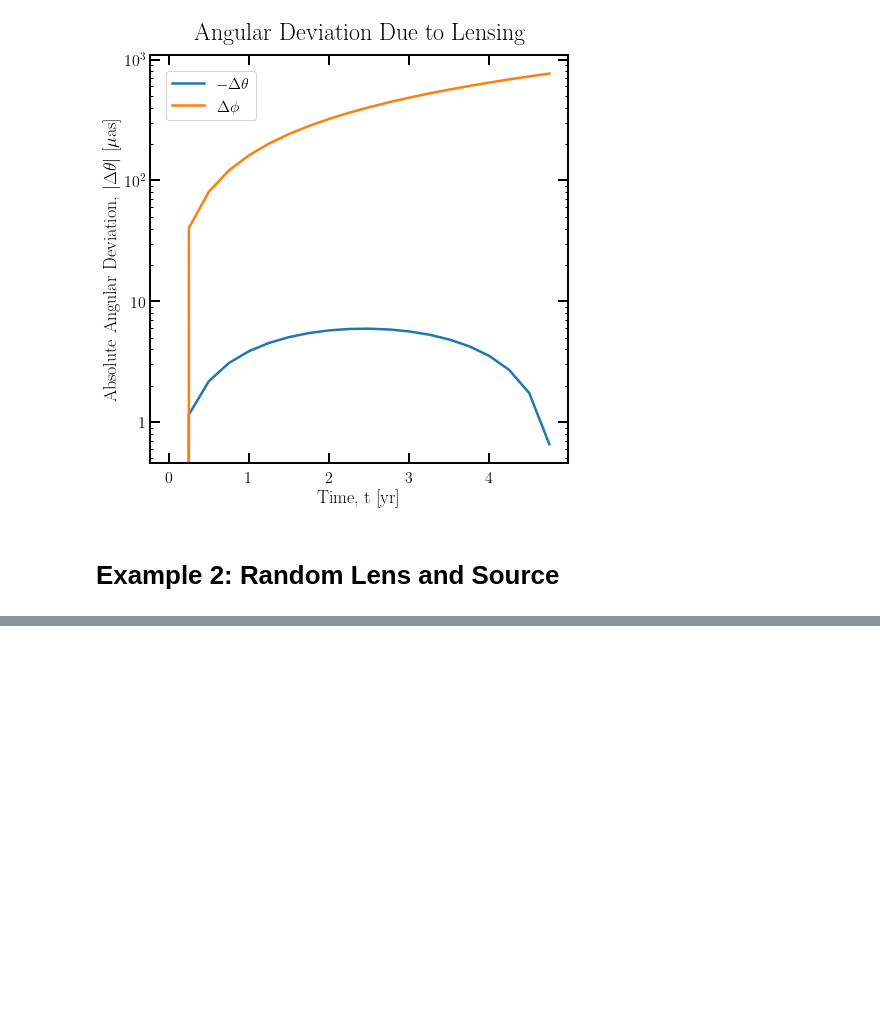
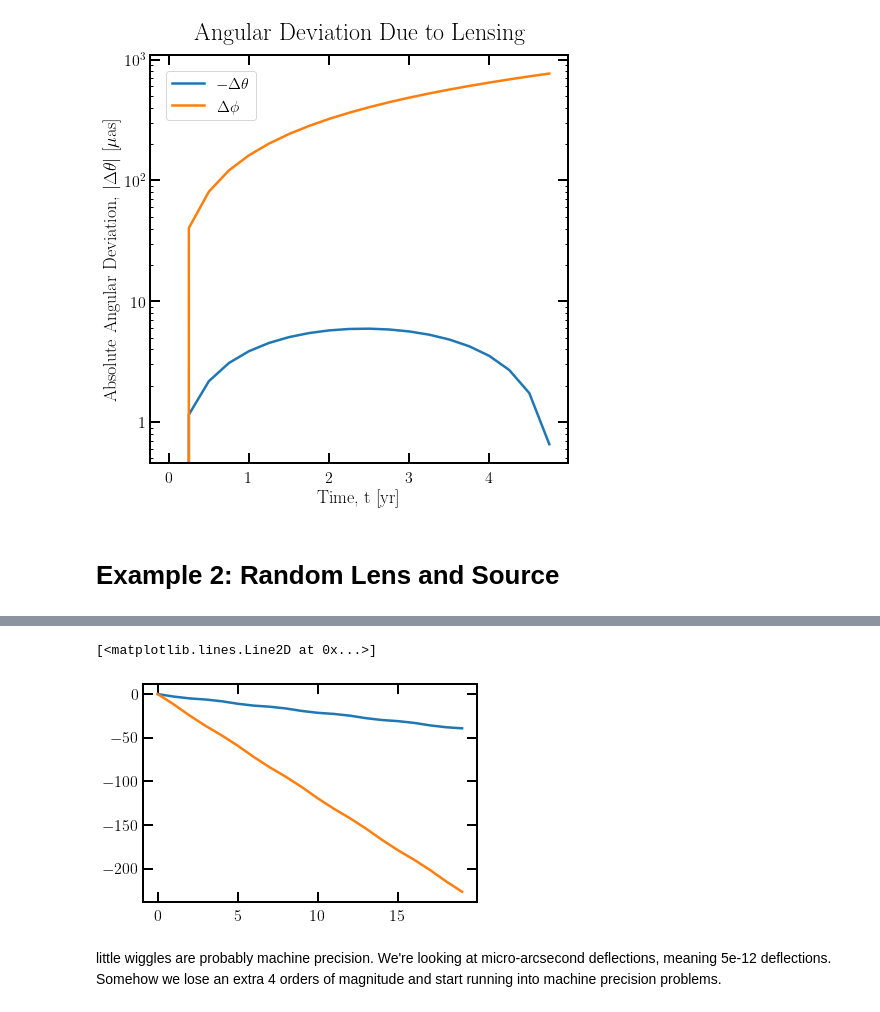
Before and after one commit to gridgway/Astrometric_TSeries_ML, a Jupyter notebook: ForwardModel.ipynb, the cells around one changed output, grey strips where cells are left out. Cells and saved outputs as stored; diff of their text form; code cells hidden in the pictures; blank space fills up the shorter version.

```diff
--- a/ForwardModel.ipynb
+++ b/ForwardModel.ipynb
@@ -281,0 +338,10 @@ Using Observer.observe on (Sources, Lenses) rather than (Source, Lens), 10000 it
+# %%
+plt.figure()
+ind = 50
+plt.plot(np.arange(20), Tset[ind][:,0])
+plt.plot(np.arange(20), Tset[ind][:,1])
+# %% [output]
+[<matplotlib.lines.Line2D at 0x...>]
+[figure, added]
+# %% [markdown]
+little wiggles are probably machine precision.  We're looking at micro-arcsecond deflections, meaning 5e-12 deflections.  Somehow we lose an extra 4 orders of magnitude and start running into machine precision problems.
```
Also changed, not shown: parts of 22 cells of this notebook, 1 other file.
